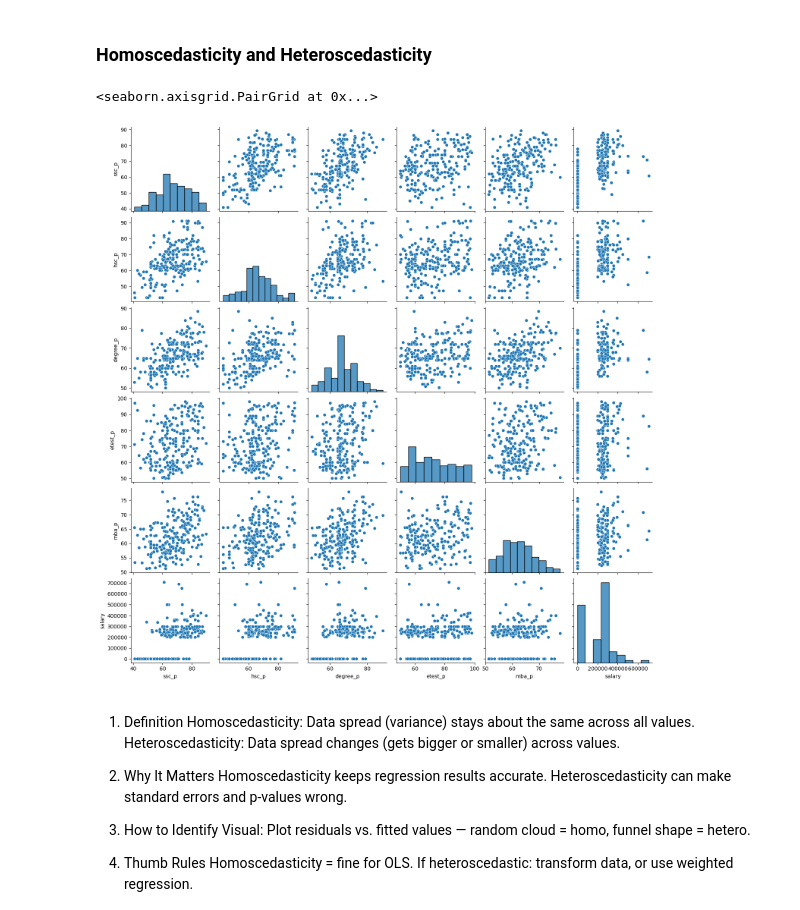
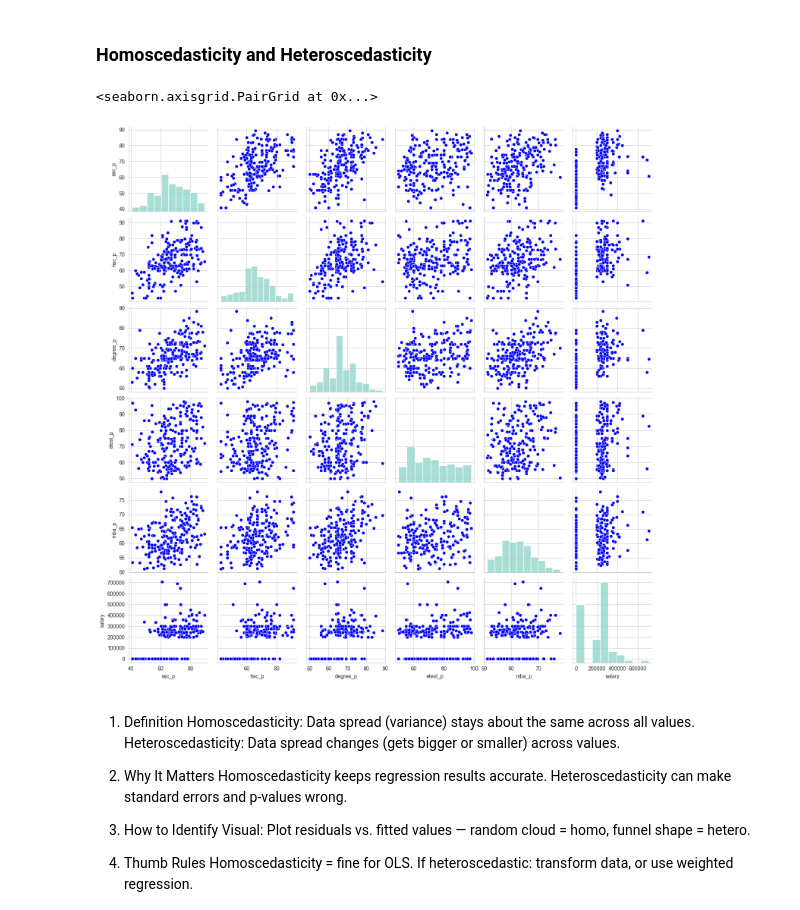
Before and after one commit to Sulo-proj/AI, a Jupyter notebook: Data_Science/Bivariate/biv_data_analysis.ipynb, the cells around one changed output. Saved outputs shown, nothing was run; the diff lists cells and outputs as text; code cells hidden in the pictures.

```diff
--- a/Data_Science/Bivariate/biv_data_analysis.ipynb
+++ b/Data_Science/Bivariate/biv_data_analysis.ipynb
@@ -2,6 +2,7 @@
 import pandas as pd
 from data_analysis_utils import Univariate
 import seaborn as sns
+sns.set_style('whitegrid')
 # %%
 dataset = pd.read_csv("PrePlacement.csv")
 dataset.drop('sl_no', axis=1, inplace=True)
@@ -207,17 +208,17 @@ Use Partial Least Squares (PLS), Decision Trees, or other algorithms less sensit
 # %%
 dataset = pd.read_csv("PrePlacement.csv")
 dataset.drop('sl_no', axis=1, inplace=True)
 
 quan, qual = Univariate.quanQual(dataset)
-sns.pairplot(dataset[quan])
+sns.pairplot(dataset[quan], plot_kws={'color':'blue'})
 
 
 # From plot, ssc_p, hsc_p, degree_p, mba_p, variance is fairly constant → mostly homoscedastic.
 
 # When etest_p with ssc_p, hsc_p, degree_p, mba_p pair, spread changes more noticeably → heteroscedastic tendencies.
 # %% [output]
 <seaborn.axisgrid.PairGrid at 0x...>
-[figure, old version]
+[figure, new version]
 # %% [markdown]
 1. Definition
 Homoscedasticity: Data spread (variance) stays about the same across all values.
```
Also changed, not shown: parts of 14 cells of this notebook.
